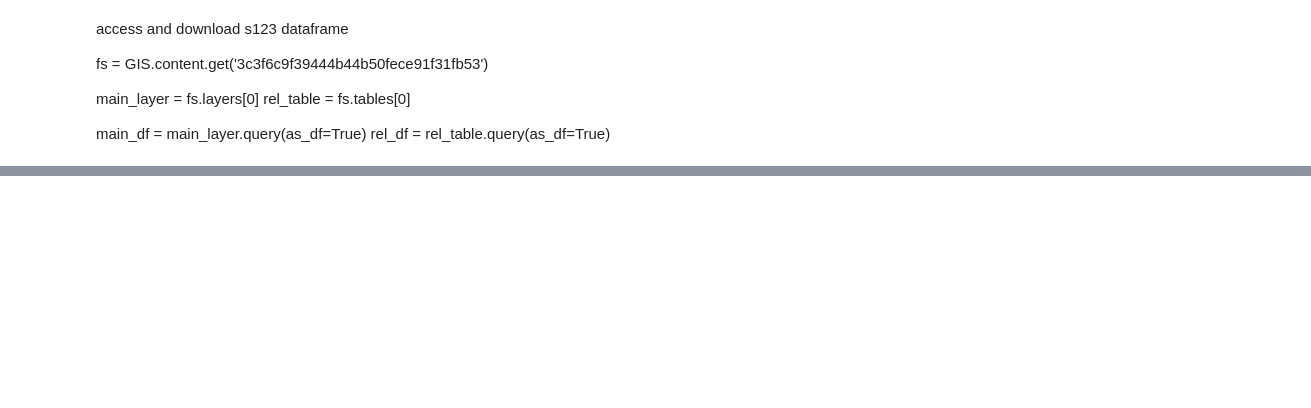
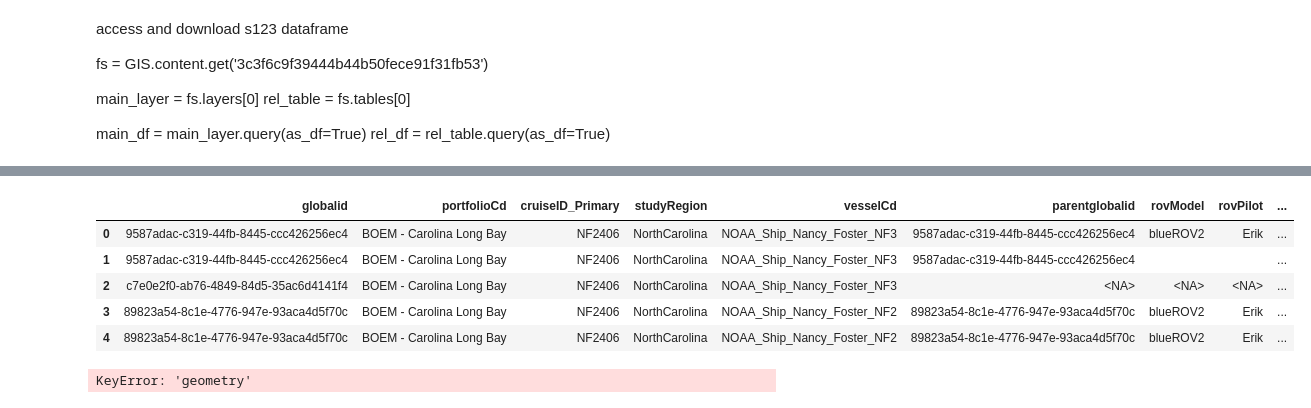
Before and after one commit to Mike-Bollinger/VehicleTools, a Jupyter notebook: Survey123toSmartsheetLogs.ipynb, the cells around one changed output, grey strips where cells are left out. Saved outputs shown, nothing was run; the diff lists cells and outputs as text; code cells hidden in the pictures; blank space fills up the shorter version.

```diff
--- a/Survey123toSmartsheetLogs.ipynb
+++ b/Survey123toSmartsheetLogs.ipynb
@@ -89,0 +100,9 @@ Repeat survey data keys: dict_keys([])
+# %%
+s123_rov_dbf_merged.head()
+# %% [output]
+|  | globalid | portfolioCd | cruiseID_Primary | studyRegion | vesselCd | parentglobalid | rovModel | rovPilot | ... |
+| 0 | 9587adac-c319-44fb-8445-ccc426256ec4 | BOEM - Carolina Long Bay | NF2406 | NorthCarolina | NOAA_Ship_Nancy_Foster_NF3 | 9587adac-c319-44fb-8445-ccc426256ec4 | blueROV2 | Erik | ... |
+| 1 | 9587adac-c319-44fb-8445-ccc426256ec4 | BOEM - Carolina Long Bay | NF2406 | NorthCarolina | NOAA_Ship_Nancy_Foster_NF3 | 9587adac-c319-44fb-8445-ccc426256ec4 |  |  | ... |
+| 2 | c7e0e2f0-ab76-4849-84d5-35ac6d4141f4 | BOEM - Carolina Long Bay | NF2406 | NorthCarolina | NOAA_Ship_Nancy_Foster_NF3 | <NA> | <NA> | <NA> | ... |
+| 3 | 89823a54-8c1e-4776-947e-93aca4d5f70c | BOEM - Carolina Long Bay | NF2406 | NorthCarolina | NOAA_Ship_Nancy_Foster_NF2 | 89823a54-8c1e-4776-947e-93aca4d5f70c | blueROV2 | Erik | ... |
+| 4 | 89823a54-8c1e-4776-947e-93aca4d5f70c | BOEM - Carolina Long Bay | NF2406 | NorthCarolina | NOAA_Ship_Nancy_Foster_NF2 | 89823a54-8c1e-4776-947e-93aca4d5f70c | blueROV2 | Erik | ... |
@@ -89,0 +118,20 @@ Repeat survey data keys: dict_keys([])
+# %%
+# Function to parse the SHAPE field
+def parse_shape(df):
+    # Extract 'x', 'y', and 'spatialReference'
+    df['x'] = df['geometry'].apply(lambda x: x.get('x') if pd.notnull(x) else None)
+    df['y'] = df['geometry'].apply(lambda x: x.get('y') if pd.notnull(x) else None)
+    df['spatialReference'] = df['geometry'].apply(lambda x: x.get('spatialReference') if pd.notnull(x) else None)
+    return df
+
+# Parse SHAPE field in each DataFrame
+s123_auv_dbf_reset = parse_shape(s123_auv_dbf_reset)
+s123_rov_dbf_reset = parse_shape(s123_rov_dbf_reset)
+s123_dc_dbf_reset = parse_shape(s123_dc_dbf_reset)
+
+# Drop the original 'geometry' column if it's no longer needed
+s123_auv_dbf_reset.drop(columns=['geometry'], inplace=True)
+s123_rov_dbf_reset.drop(columns=['geometry'], inplace=True)
+s123_dc_dbf_reset.drop(columns=['geometry'], inplace=True)
+# %% [output]
+KeyError: 'geometry'
```
Also changed, not shown: parts of 13 cells of this notebook, 1 other file.
